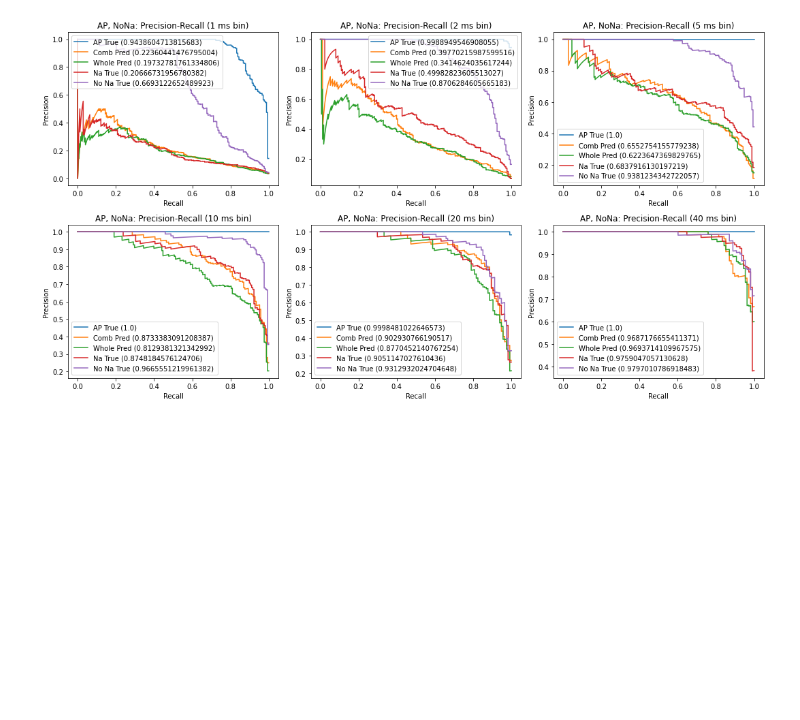
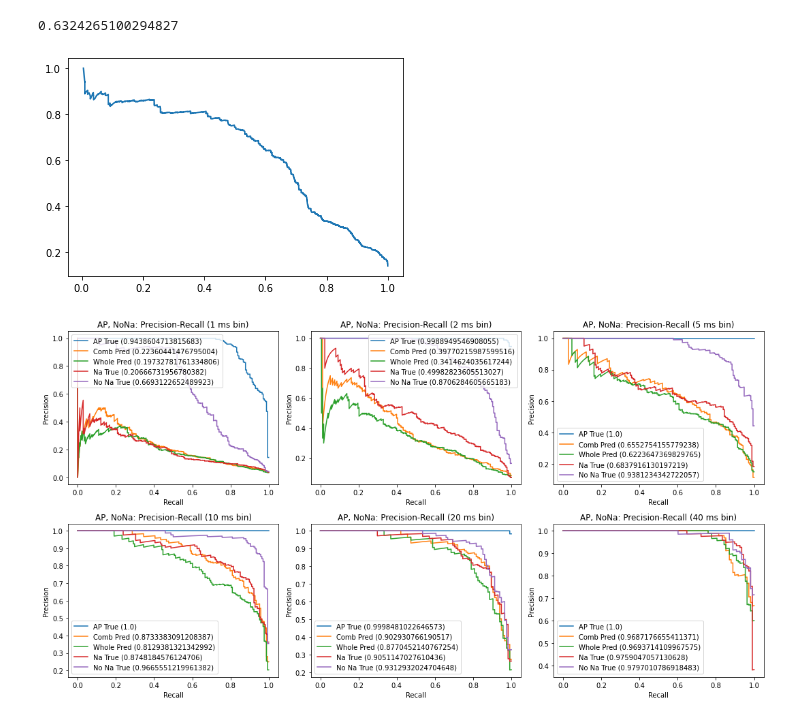
Before and after one commit to yjkimnada/dendrite, a Jupyter notebook: AP_analysis.ipynb, the cells around one changed output. Cells and saved outputs as stored; diff of their text form; code cells hidden in the pictures; blank space fills up the shorter version.

```diff
--- a/AP_analysis.ipynb
+++ b/AP_analysis.ipynb
@@ -8,3 +51,9 @@ from sklearn.metrics import average_precision_score
+# %%
+plt.plot(pr_array[1,:,1], pr_array[1,:,0])
+print(metrics.auc(pr_array[1,:,1], pr_array[1,:,0]))
+# %% [output]
+0.6324265100294827
+[figure, added]
 # %%
 ms_list = [1,2,5,10,20,40]
 
```
Also changed, not shown: parts of 6 cells of this notebook, 16 other files.
